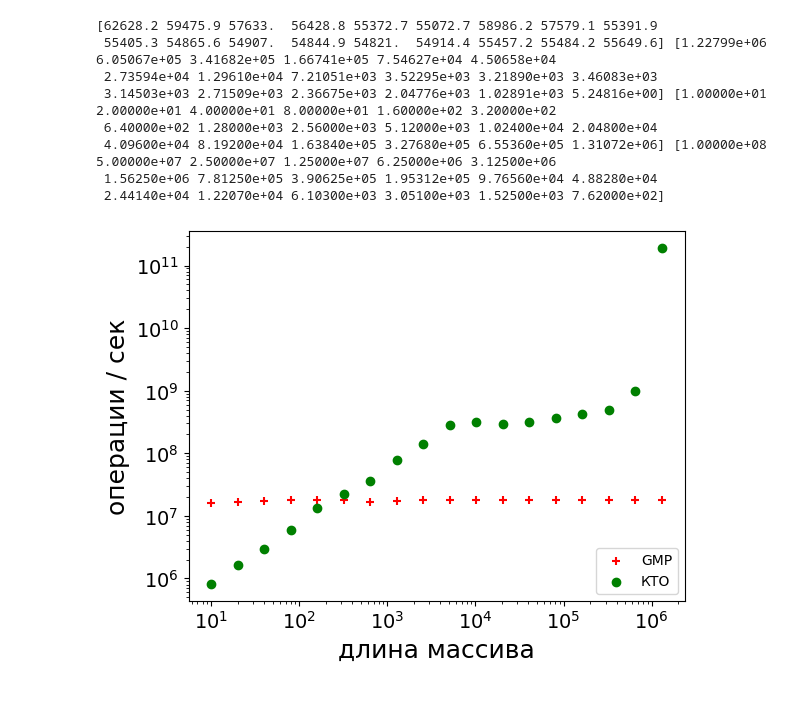
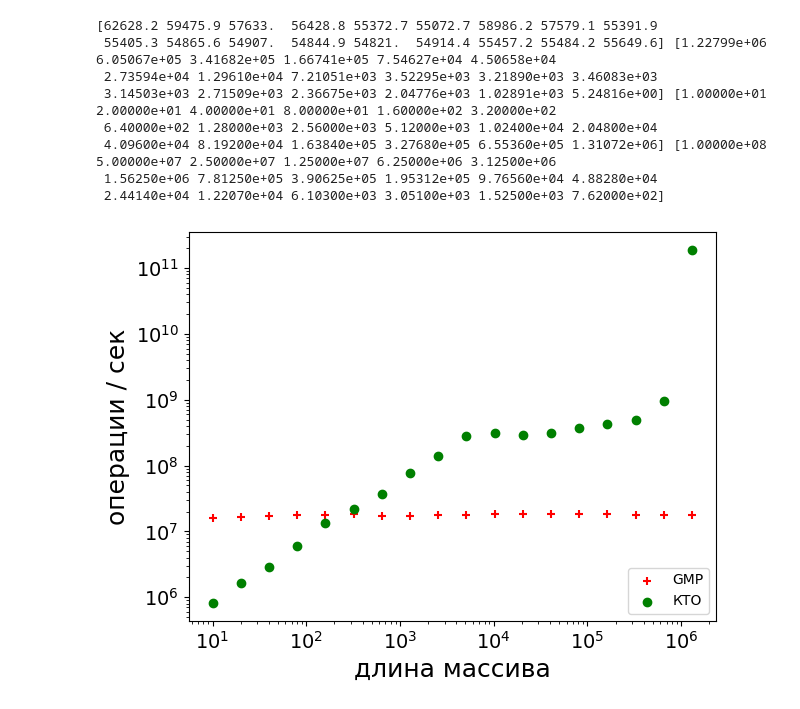
Before and after one commit to ElizaLobanova/Chinese-residue-theorem-library, a Jupyter notebook: images/scripts/timeTest/timeTest.ipynb, the cells around one changed output. Cells and saved outputs as stored; diff of their text form; code cells hidden in the pictures.

```diff
--- a/images/scripts/timeTest/timeTest.ipynb
+++ b/images/scripts/timeTest/timeTest.ipynb
@@ -30,6 +30,7 @@ with open('time sequential18.csv', 'r') as f:
     plt.xticks(size=14)
     plt.yticks(size=14)
     plt.yscale('log')
+    plt.tight_layout()
     plt.savefig('../../time_sequential18.pdf')
     plt.show()
 # %% [output]
@@ -55,31 +56,32 @@ with open('time parallel18.csv', 'r') as f:
         crt_time.append(float(line.split(' ')[1]))
         data_size.append(float(line.split(' ')[2]))
         lunch_times.append(float(line.split(' ')[3]))
     gmp_time = np.array(gmp_time)
     crt_time = np.array(crt_time)
     data_size = np.array(data_size)
     lunch_times = np.array(lunch_times)
     print(gmp_time, crt_time, data_size, lunch_times)
     add_p_ms_gmp = (data_size * lunch_times) / (gmp_time / 1000)
     add_p_ms_crt = (data_size * lunch_times) / (crt_time / 1000)
     plt.xlabel('длина массива', fontsize=18)
     plt.ylabel('операции / сек', fontsize=18)
     plt.scatter(data_size, add_p_ms_gmp, color='red', label='GMP', marker='+')
     plt.scatter(data_size, add_p_ms_crt, color='green', label='КТО')
     plt.legend(loc='lower right')
     plt.xscale('log')
     plt.yscale('log')
     plt.xticks(size=14)
     plt.yticks(size=14)
+    plt.tight_layout()
     plt.savefig('../../time_parallel18.pdf')
     plt.show()
 # %% [output]
 [62628.2 59475.9 57633.  56428.8 55372.7 55072.7 58986.2 57579.1 55391.9
  55405.3 54865.6 54907.  54844.9 54821.  54914.4 55457.2 55484.2 55649.6] [1.22799e+06 6.05067e+05 3.41682e+05 1.66741e+05 7.54627e+04 4.50658e+04
  2.73594e+04 1.29610e+04 7.21051e+03 3.52295e+03 3.21890e+03 3.46083e+03
  3.14503e+03 2.71509e+03 2.36675e+03 2.04776e+03 1.02891e+03 5.24816e+00] [1.00000e+01 2.00000e+01 4.00000e+01 8.00000e+01 1.60000e+02 3.20000e+02
  6.40000e+02 1.28000e+03 2.56000e+03 5.12000e+03 1.02400e+04 2.04800e+04
  4.09600e+04 8.19200e+04 1.63840e+05 3.27680e+05 6.55360e+05 1.31072e+06] [1.00000e+08 5.00000e+07 2.50000e+07 1.25000e+07 6.25000e+06 3.12500e+06
  1.56250e+06 7.81250e+05 3.90625e+05 1.95312e+05 9.76560e+04 4.88280e+04
  2.44140e+04 1.22070e+04 6.10300e+03 3.05100e+03 1.52500e+03 7.62000e+02]
-[figure, old version]
+[figure, new version]
```
Also changed, not shown: parts of 1 cell of this notebook, 2 other files.
